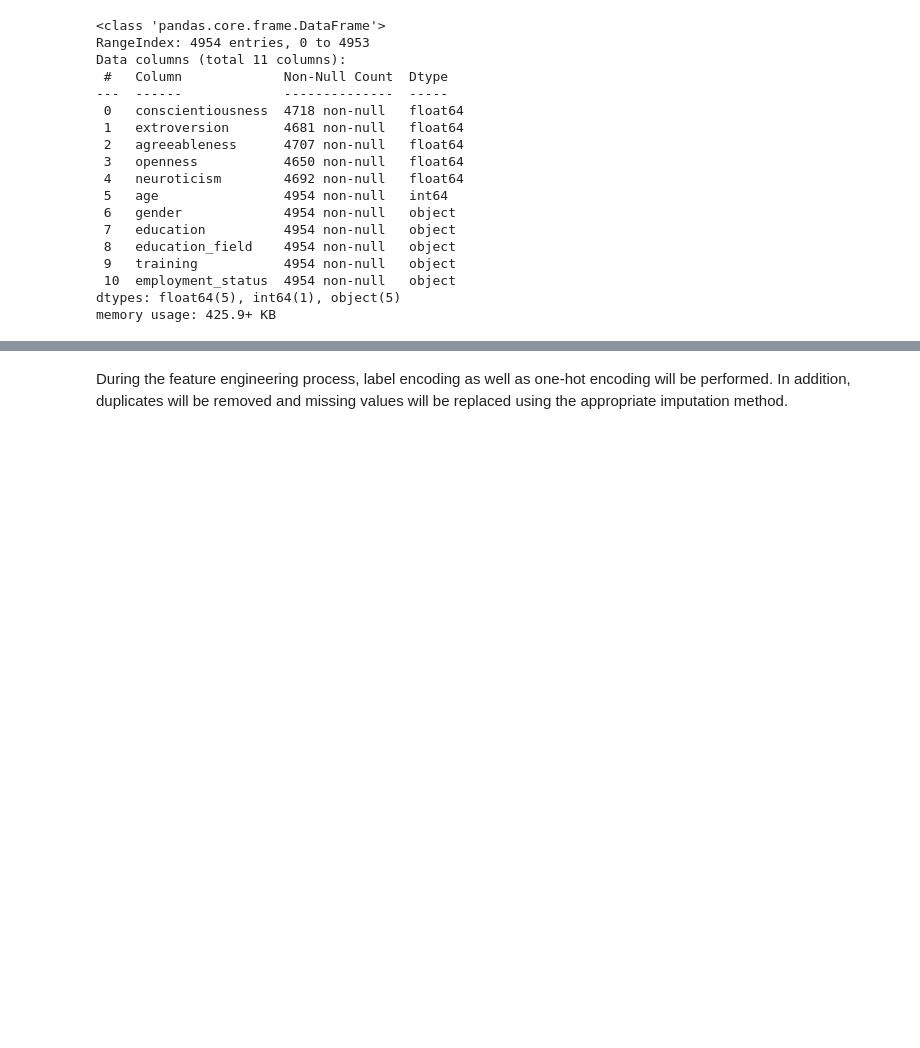
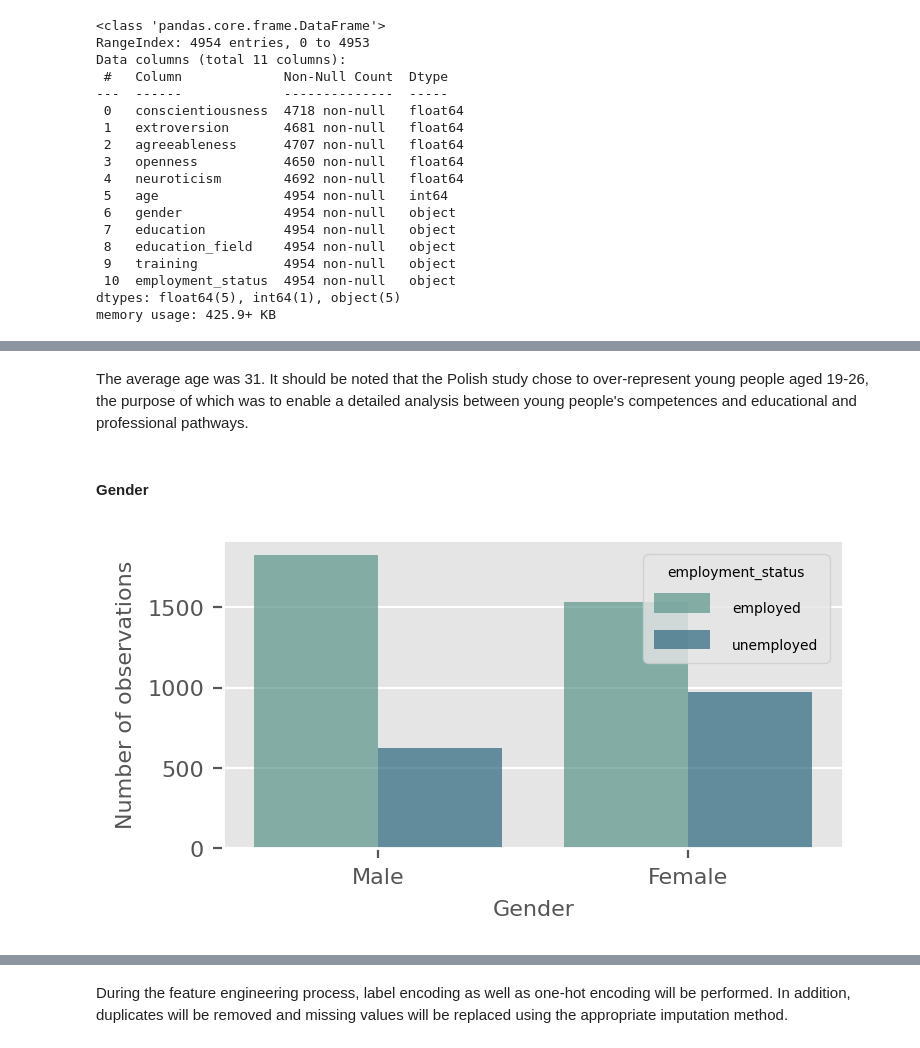
Before and after one commit to nataliagraczyk/bigfive-project, a Jupyter notebook: main.ipynb, the cells around one changed output, grey strips where cells are left out. Cells and saved outputs as stored; diff of their text form; code cells hidden in the pictures; blank space fills up the shorter version.

```diff
--- a/main.ipynb
+++ b/main.ipynb
@@ -86,0 +163,26 @@ memory usage: 425.9+ KB
+# %% [markdown]
+The average age was 31. It should be noted that the Polish study chose to over-represent young people aged 19-26, the purpose of which was to enable a detailed analysis between young people's competences and educational and professional pathways.
+# %% [markdown]
+#### Gender
+# %%
+plt.figure(figsize=(4,2), dpi=200)
+plt.style.use('ggplot')
+
+ax = sns.countplot(
+       data = data,
+       x = "gender",
+       hue = "employment_status",
+       palette = "crest",
+       alpha = 0.7)
+
+ax.set_xlabel("Gender", fontsize = 8)
+ax.set_ylabel("Number of observations", fontsize = 8)
+
+plt.xticks(fontsize = 8)
+plt.yticks(fontsize = 8)
+plt.setp(ax.get_legend().get_texts(), fontsize='5') # for legend text
+plt.setp(ax.get_legend().get_title(), fontsize='5') # for legend title
+
+plt.show()
+# %% [output]
+[figure, added]
```
Also changed, not shown: parts of 66 cells of this notebook.
